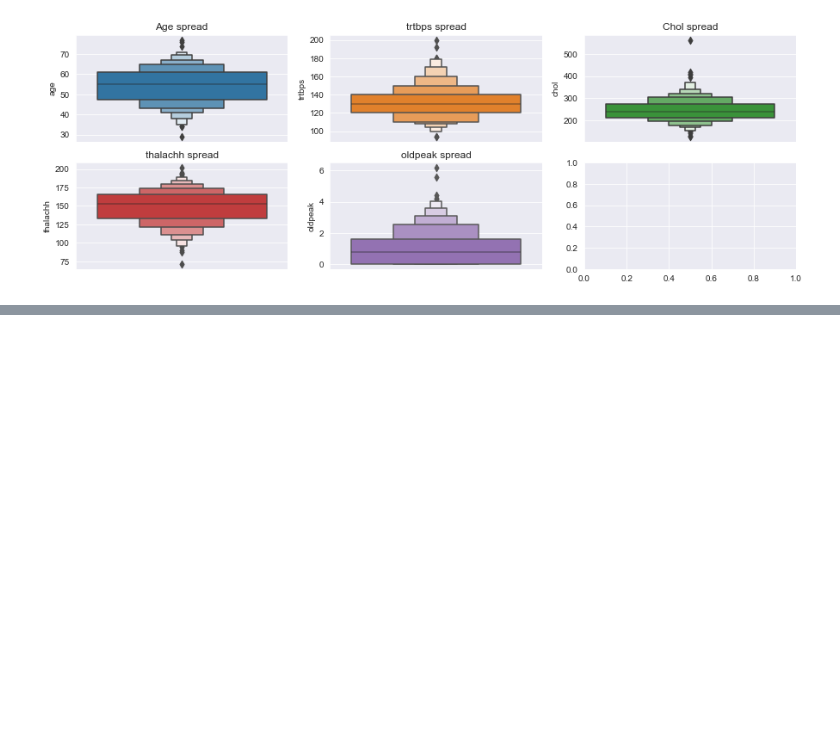
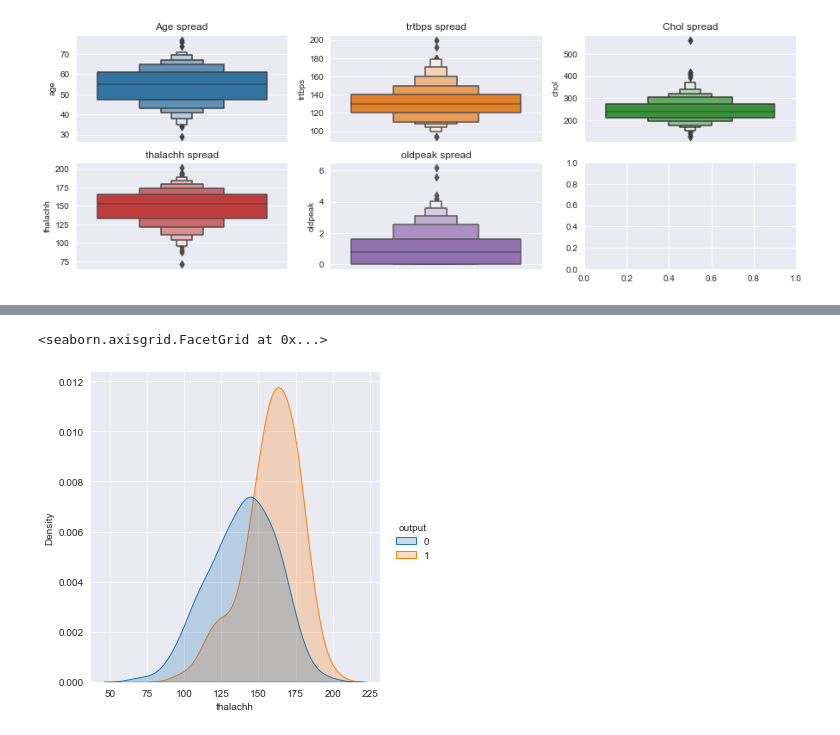
Before and after one commit to BryanSmith00/Spring-2022-Classes, a Jupyter notebook: COSC 3337 Data Science I/homework/hw2/smith_bryan_1861137_hw2.ipynb, the cells around one changed output, grey strips where cells are left out. Cells and saved outputs as stored; diff of their text form; code cells hidden in the pictures; blank space fills up the shorter version.

```diff
--- a/COSC 3337 Data Science I/homework/hw2/smith_bryan_1861137_hw2.ipynb
+++ b/COSC 3337 Data Science I/homework/hw2/smith_bryan_1861137_hw2.ipynb
@@ -154,0 +187,5 @@ All of these plot had much more centralization than I expected, it seems like th
+# %%
+sns.displot(x=heart_data['thalachh'], hue=heart_data['output'], kind='kde', fill=True)
+# %% [output]
+<seaborn.axisgrid.FacetGrid at 0x...>
+[figure, added]
```
Also changed, not shown: parts of 53 cells of this notebook, 3 other files.
